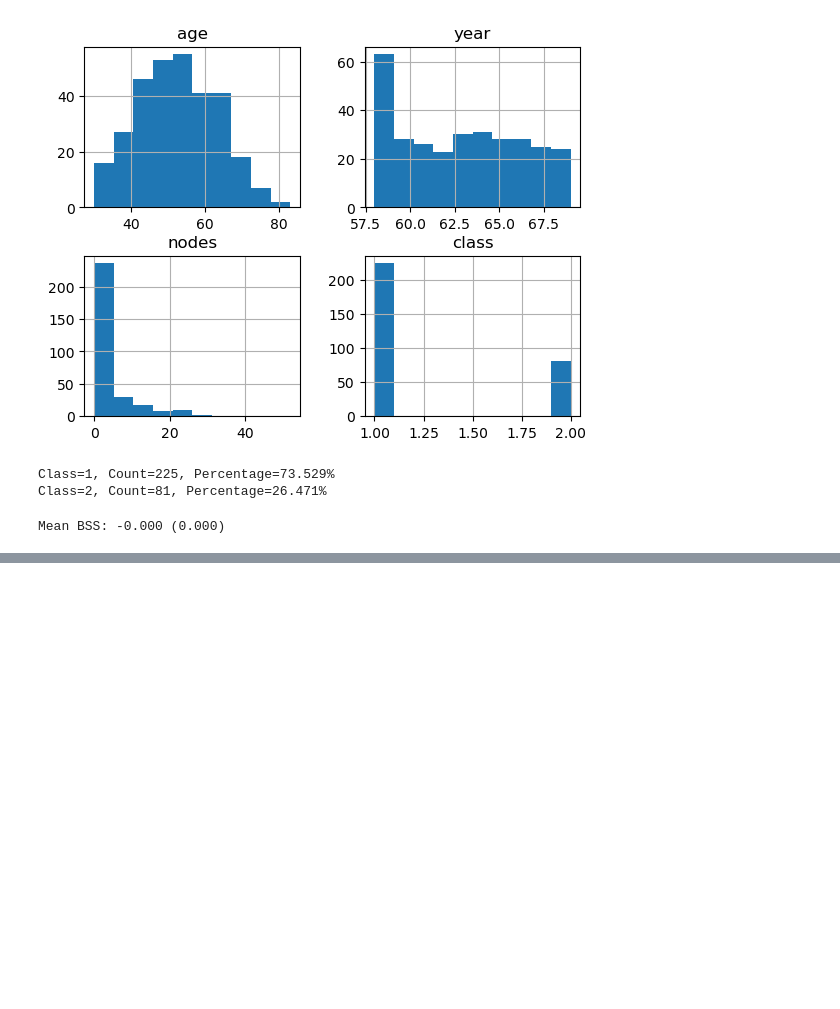
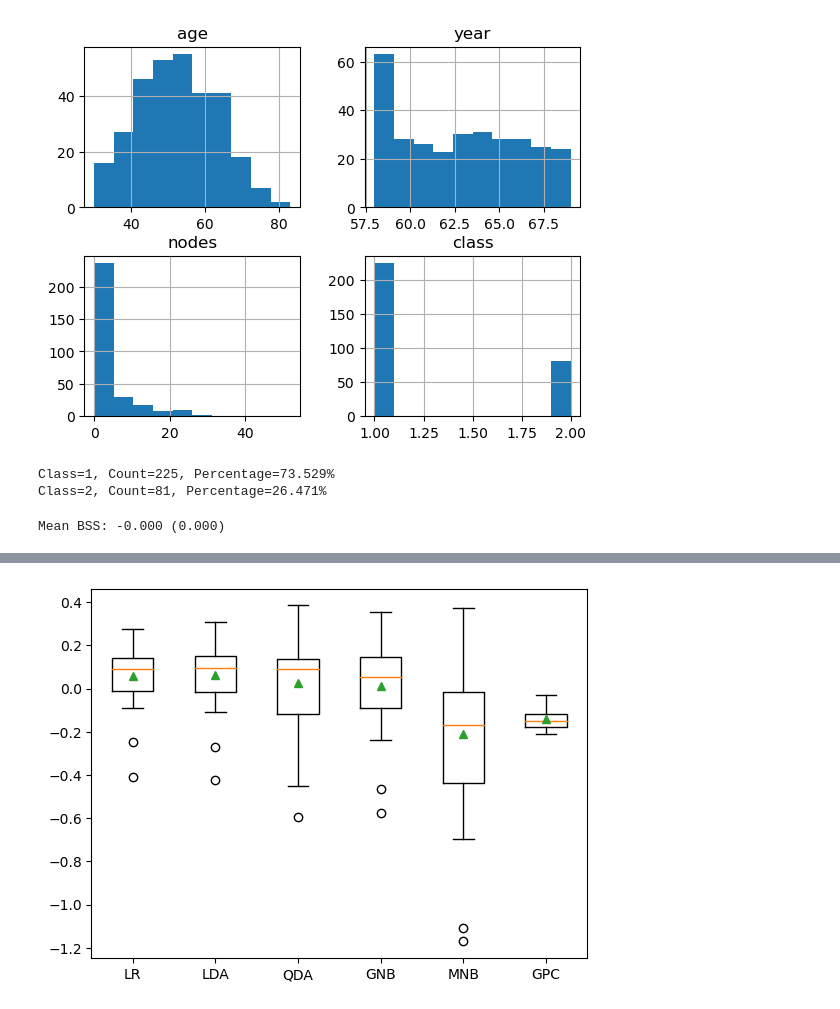
Before and after one commit to MaukanMir/Imbalanced-Classification-Project, a Jupyter notebook: Haberman-Breast-Cancer.ipynb, the cells around one changed output, grey strips where cells are left out. Cells and saved outputs as stored; diff of their text form; code cells hidden in the pictures; blank space fills up the shorter version.

Commit message:
Added new model

```diff
--- a/Haberman-Breast-Cancer.ipynb
+++ b/Haberman-Breast-Cancer.ipynb
@@ -106,3 +106,89 @@ scores = evaluate_model(X, y, model)
 print('Mean BSS: %.3f (%.3f)' % (mean(scores), std(scores)))
 # %% [output]
 Mean BSS: -0.000 (0.000)
+# %%
+# compare probabilistic model on the haberman dataset
+from numpy import mean
+from numpy import std
+from pandas import read_csv
+from matplotlib import pyplot
+from sklearn.preprocessing import LabelEncoder
+from sklearn.model_selection import cross_val_score
+from sklearn.model_selection import RepeatedStratifiedKFold
+from sklearn.metrics import brier_score_loss
+from sklearn.metrics import make_scorer
+from sklearn.linear_model import LogisticRegression
+from sklearn.discriminant_analysis import LinearDiscriminantAnalysis
+from sklearn.discriminant_analysis import QuadraticDiscriminantAnalysis
+from sklearn.naive_bayes import GaussianNB
+from sklearn.naive_bayes import MultinomialNB
+from sklearn.gaussian_process import GaussianProcessClassifier
+# load the dataset
+def load_dataset(full_path):
+  # load the dataset as a numpy array
+  data = read_csv(full_path, header=None)
+  # retrieve numpy array
+  data = data.values
+  # split into input and output elements
+  X, y = data[:, :-1], data[:, -1]
+  # label encode the target variable to have the classes 0 and 1
+  y = LabelEncoder().fit_transform(y)
+  return X, y
+# calculate brier skill score (BSS)
+def brier_skill_score(y_true, y_prob):
+  # calculate reference brier score
+  ref_probs = [0.26471 for _ in range(len(y_true))]
+  bs_ref = brier_score_loss(y_true, ref_probs)
+  # calculate model brier score
+  bs_model = brier_score_loss(y_true, y_prob)
+  # calculate skill score
+  return 1.0 - (bs_model / bs_ref)
+# evaluate a model
+def evaluate_model(X, y, model):
+  # define evaluation procedure
+  cv = RepeatedStratifiedKFold(n_splits=10, n_repeats=3, random_state=1)
+  # define the model evaluation metric
+  metric = make_scorer(brier_skill_score, needs_proba=True)
+  # evaluate model
+  scores = cross_val_score(model, X, y, scoring=metric, cv=cv, n_jobs=-1)
+  return scores
+# define models to test
+def get_models():
+  models, names = list(), list()
+  # LR
+  models.append(LogisticRegression(solver='lbfgs'))
+  names.append('LR')
+  # LDA
+  models.append(LinearDiscriminantAnalysis())
+  names.append('LDA')
+  # QDA
+  models.append(QuadraticDiscriminantAnalysis())
+  names.append('QDA')
+  # GNB
+  models.append(GaussianNB())
+  names.append('GNB')
+  # MNB
+  models.append(MultinomialNB())
+  names.append('MNB')
+  # GPC
+  models.append(GaussianProcessClassifier())
+  names.append('GPC')
+  return models, names
+
+# define the location of the dataset
+full_path = PATH + FILE_NAME
+# load the dataset
+X, y = load_dataset(full_path) # define models
+models, names = get_models()
+results = list()
+# evaluate each model
+for i in range(len(models)):
+    # evaluate the model and store results
+  scores = evaluate_model(X, y, models[i])
+  results.append(scores)
+  # summarize and store
+  print('>%s %.3f (%.3f)' % (names[i], mean(scores), std(scores)))
+# plot the results
+pyplot.boxplot(results, labels=names, showmeans=True)
+pyplot.show()
+# %% [output]
@@ -108,0 +201 @@ Mean BSS: -0.000 (0.000)
+[figure, added]
```
Also changed, not shown: parts of 1 cell of this notebook.
